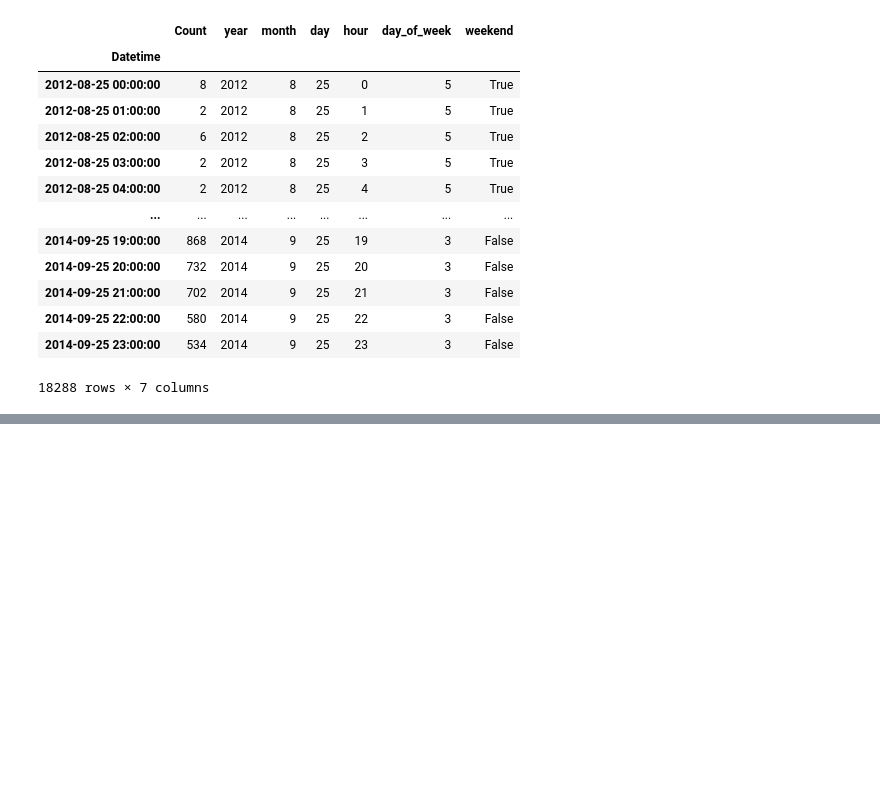
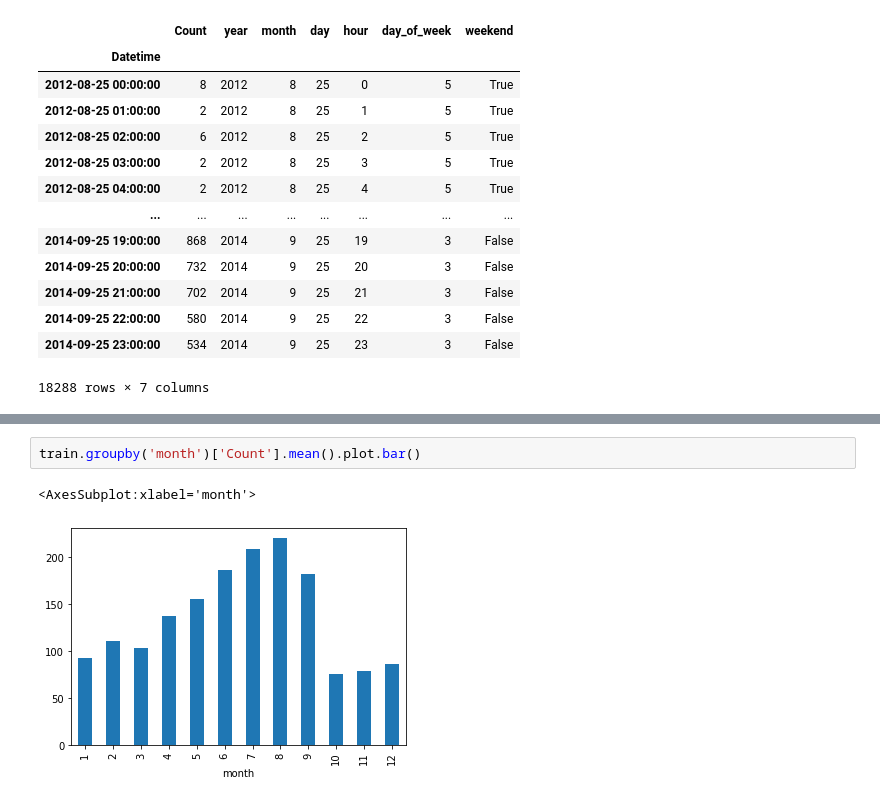
Before and after one commit to talha-amir/Python-Time-Series, a Jupyter notebook: Final.ipynb, the cells around one changed output, grey strips where cells are left out. Drawn from its saved outputs; the diff is of its cells as text; blank space fills up the shorter version.

```diff
--- a/Final.ipynb
+++ b/Final.ipynb
@@ -74,0 +65,5 @@ train
+# %%
+train.groupby('month')['Count'].mean().plot.bar()
+# %% [output]
+<AxesSubplot:xlabel='month'>
+[figure, added]
```
Also changed, not shown: parts of 8 cells of this notebook.
